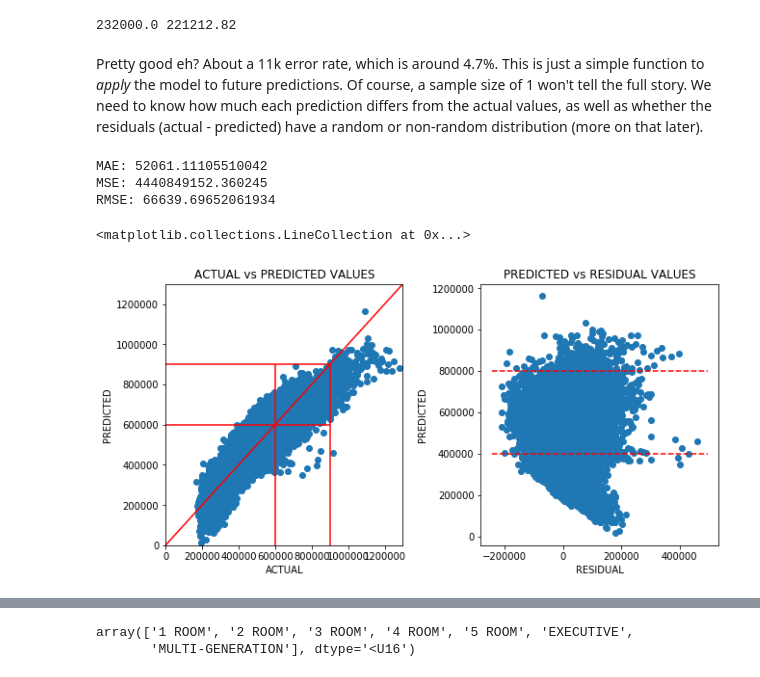
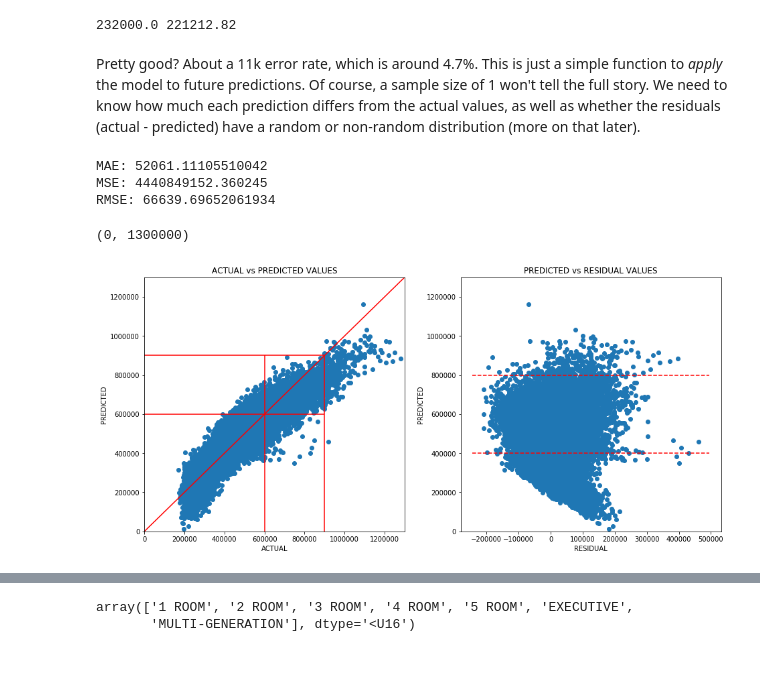
Before and after one commit to joeykokbin/data_science_helper, a Jupyter notebook: HELPER_VOL4.ipynb, the cells around one changed output, grey strips where cells are left out. Saved outputs shown, nothing was run; the diff lists cells and outputs as text; code cells hidden in the pictures.

```diff
--- a/HELPER_VOL4.ipynb
+++ b/HELPER_VOL4.ipynb
@@ -505,7 +515,7 @@ print(df_final["RESALE_PRICE"].iloc[0], predict_price(1, 11, 44, 736, "ANG MO KI
 # %% [output]
 232000.0 221212.82
 # %% [markdown]
-Pretty good eh? About a 11k error rate, which is around 4.7%. This is just a simple function to *apply* the model to future predictions. Of course, a sample size of 1 won't tell the full story. We need to know how much each prediction differs from the actual values, as well as whether the residuals (actual - predicted) have a random or non-random distribution (more on that later).
+Pretty good? About a 11k error rate, which is around 4.7%. This is just a simple function to *apply* the model to future predictions. Of course, a sample size of 1 won't tell the full story. We need to know how much each prediction differs from the actual values, as well as whether the residuals (actual - predicted) have a random or non-random distribution (more on that later).
 # %%
 import matplotlib.pyplot as plt
 # %%
@@ -518,35 +528,38 @@ actual_fit = pd.DataFrame({"ACTUAL": y_test.flatten(), "PREDICTED": y_pred.flatt
 actual_fit["RESIDUAL"] = actual_fit["ACTUAL"] - actual_fit["PREDICTED"]
 
 print('MAE:', metrics.mean_absolute_error(y_test, y_pred))
 print('MSE:', metrics.mean_squared_error(y_test, y_pred))
 print('RMSE:', np.sqrt(metrics.mean_squared_error(y_test, y_pred)))
 
 lims = (0, 1300000)
-fig, axs = plt.subplots(1,2, figsize = (9,4.5), constrained_layout = True)
+fig, axs = plt.subplots(1,2, figsize = (13, 6), constrained_layout = True)
 
 axs[0].scatter(x = actual_fit["ACTUAL"], y = actual_fit["PREDICTED"])
 axs[0].plot([0,1], [0, 1], transform = axs[0].transAxes, color = "r")
 
 axs[0].vlines([600000, 900000], ymin = 0, ymax = 900000, colors = "red")
 axs[0].hlines([600000, 900000], xmin = 0, xmax = 900000, colors = "red")
 axs[0].set_ylim(lims)
 axs[0].set_xlim(lims)
+#axs[0].margins(y=0.1)
 
 axs[0].set_xlabel("ACTUAL")
 axs[0].set_ylabel("PREDICTED")
 axs[0].set_title("ACTUAL vs PREDICTED VALUES")
 
 axs[1].scatter(x = actual_fit["RESIDUAL"], y = actual_fit["PREDICTED"],)
 axs[1].set_xlabel("RESIDUAL")
 axs[1].set_ylabel("PREDICTED")
 axs[1].set_title("PREDICTED vs RESIDUAL VALUES")
 axs[1].hlines([400000, 800000], xmin = axs[1].get_xlim()[0], xmax = axs[1].get_xlim()[1], colors = "red", linestyle = "--")
-
+axs[1].set_ylim(lims)
+#axs[1].set_xlim(lims)
+#axs[1].margins(y=0.1)
 #print(axs[0].get_ylim())
 # %% [output]
 MAE: 52061.11105510042
 MSE: 4440849152.360245
 RMSE: 66639.69652061934
-<matplotlib.collections.LineCollection at 0x...>
+(0, 1300000)
-[figure, old version]
+[figure, new version]
 # %% [markdown]
```
Also changed, not shown: parts of 35 cells of this notebook, 5 other files.
